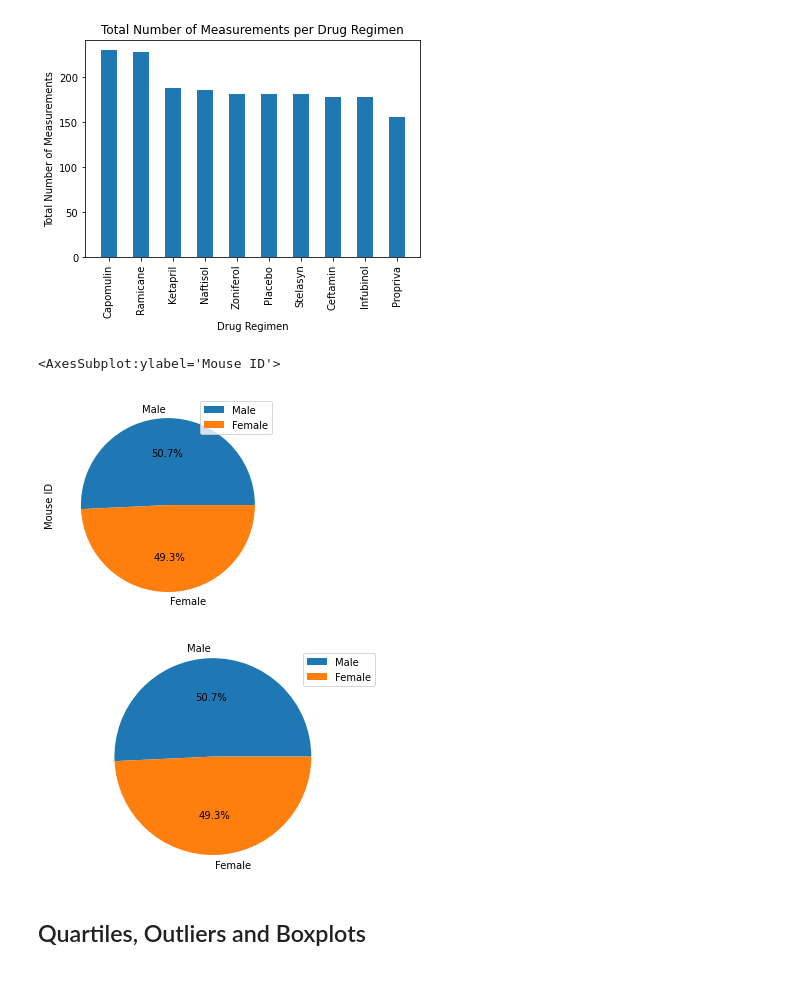
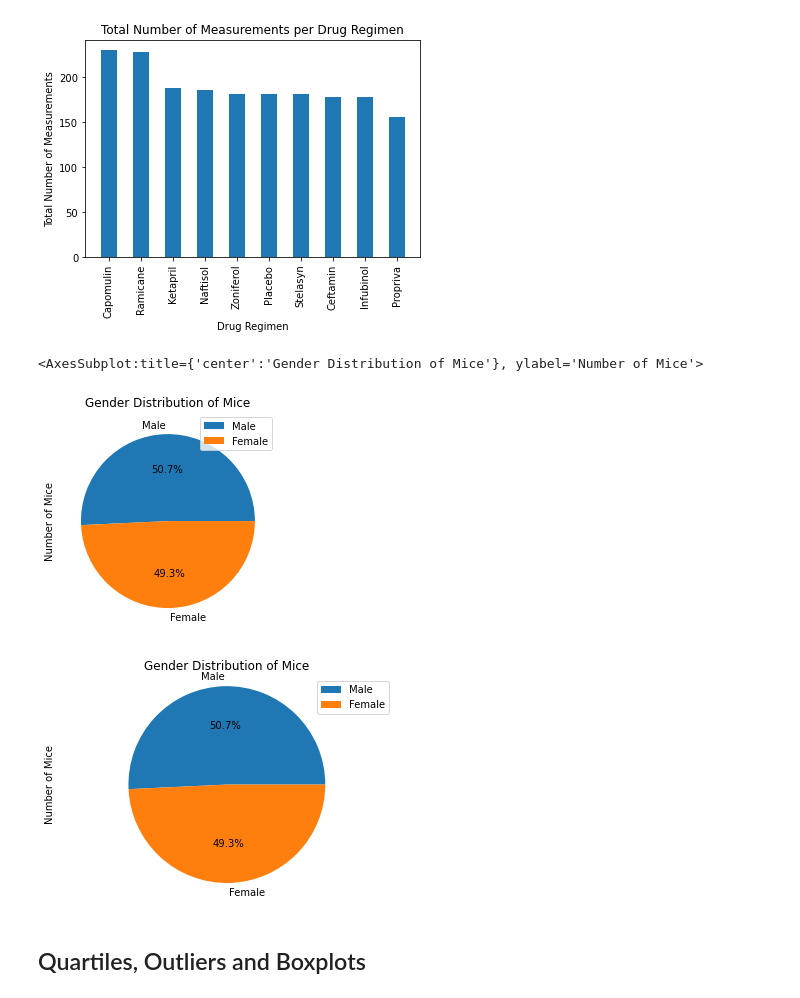
Before and after one commit to shchee5/matplotlib-challenge, a Jupyter notebook: pymaceuticals_main.ipynb, the cells around one changed output. Saved outputs shown, nothing was run; the diff lists cells and outputs as text; code cells hidden in the pictures.

Commit message:
Modified code to include labels in pie chart

```diff
--- a/pymaceuticals_main.ipynb
+++ b/pymaceuticals_main.ipynb
@@ -149,11 +155,11 @@ plt.show()
 # %%
 # Generate a pie plot showing the distribution of female versus male mice using pandas
 
 group_pie = no_duplicate.groupby('Sex').count().sort_values('Mouse ID', ascending = False)
-group_pie.plot(kind='pie',y='Mouse ID',autopct='%1.1f%%')
+group_pie.plot(kind='pie',y='Mouse ID',autopct='%1.1f%%',ylabel = 'Number of Mice',title = 'Gender Distribution of Mice')
 # %% [output]
-<AxesSubplot:ylabel='Mouse ID'>
+<AxesSubplot:title={'center':'Gender Distribution of Mice'}, ylabel='Number of Mice'>
-[figure, old version]
+[figure, new version]
 # %%
 # Generate a pie plot showing the distribution of female versus male mice using pyplot
 
@@ -161,10 +167,12 @@ group_pie = no_duplicate.groupby('Sex').count().sort_values('Mouse ID', ascendin
 
 plt.pie(group_pie['Mouse ID'],labels = group_pie.index, autopct="%1.1f%%")
 plt.legend()
+plt.ylabel('Number of Mice')
+plt.title('Gender Distribution of Mice')
 plt.axis('equal')
 plt.show()
 # %% [output]
-[figure, old version]
+[figure, new version]
 # %% [markdown]
 ## Quartiles, Outliers and Boxplots
 # %%
```
Also changed, not shown: parts of 2 cells of this notebook.
